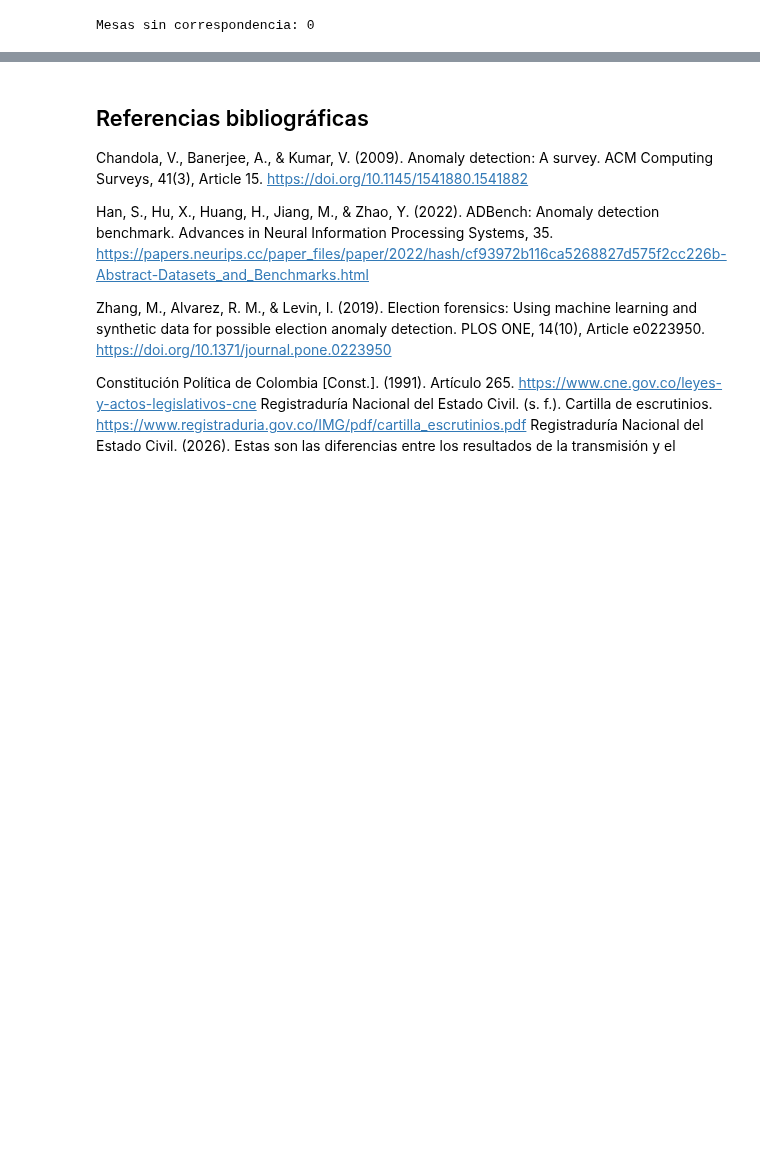
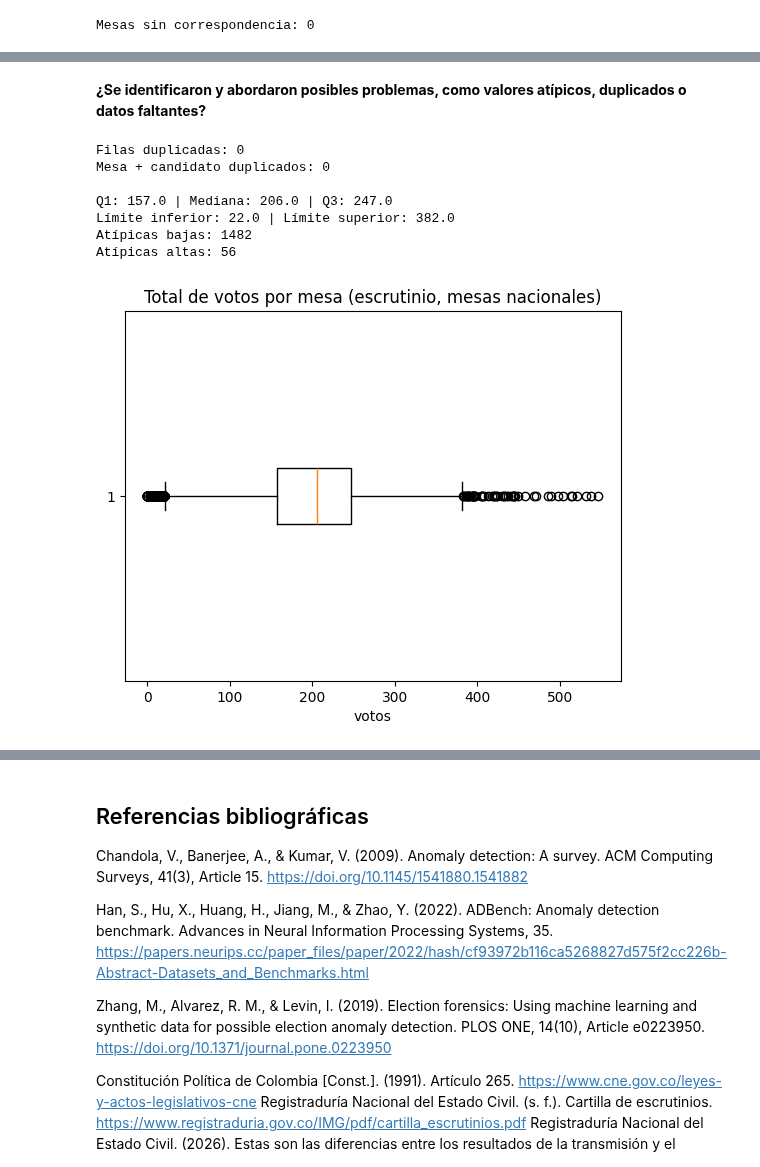
Before and after one commit to byepesg/ml-final-project, a Jupyter notebook: notebooks/02_data_understanding/Copy_of_M2U3_fase_2_Entendimiento_de_los_datos.ipynb, the cells around one changed output, grey strips where cells are left out. Cells and saved outputs as stored; diff of their text form; code cells hidden in the pictures; blank space fills up the shorter version.

```diff
--- a/notebooks/02_data_understanding/Copy_of_M2U3_fase_2_Entendimiento_de_los_datos.ipynb
+++ b/notebooks/02_data_understanding/Copy_of_M2U3_fase_2_Entendimiento_de_los_datos.ipynb
@@ -2736,0 +3262,28 @@ display(resumen_ambito.round(2))
+# %% [markdown]
+**¿Se identificaron y abordaron posibles problemas, como valores atípicos, duplicados o datos faltantes?**
+# %%
+print("Filas duplicadas:", escru.duplicated().sum())
+print("Mesa + candidato duplicados:", escru.duplicated(subset=LLAVE_MESA + ["candidato"]).sum())
+
+nac = votos_mesa[votos_mesa.index.get_level_values("dep") != "88"]
+Q1 = nac.quantile(0.25)
+Q3 = nac.quantile(0.75)
+IQR = Q3 - Q1
+print("\nQ1:", Q1, "| Mediana:", nac.median(), "| Q3:", Q3)
+print("Límite inferior:", Q1 - 1.5 * IQR, "| Límite superior:", Q3 + 1.5 * IQR)
+print("Atípicas bajas:", (nac < Q1 - 1.5 * IQR).sum())
+print("Atípicas altas:", (nac > Q3 + 1.5 * IQR).sum())
+
+plt.boxplot(nac, vert=False)
+plt.title("Total de votos por mesa (escrutinio, mesas nacionales)")
+plt.xlabel("votos")
+plt.show()
+# %% [output]
+Filas duplicadas: 0
+Mesa + candidato duplicados: 0
+
+Q1: 157.0 | Mediana: 206.0 | Q3: 247.0
+Límite inferior: 22.0 | Límite superior: 382.0
+Atípicas bajas: 1482
+Atípicas altas: 56
+[figure, added]
```
Also changed, not shown: parts of 99 cells of this notebook.
